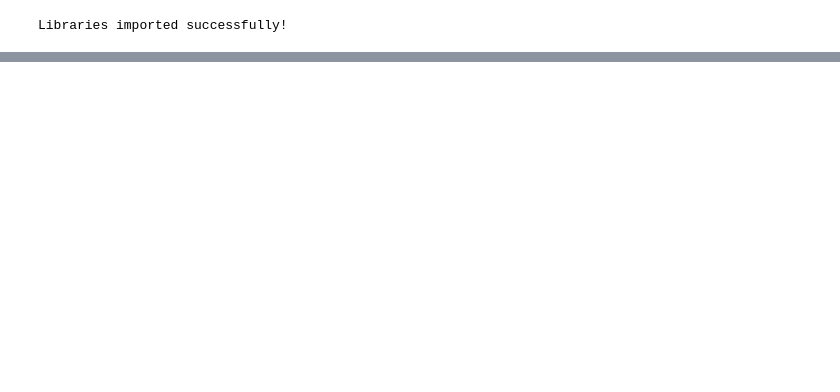
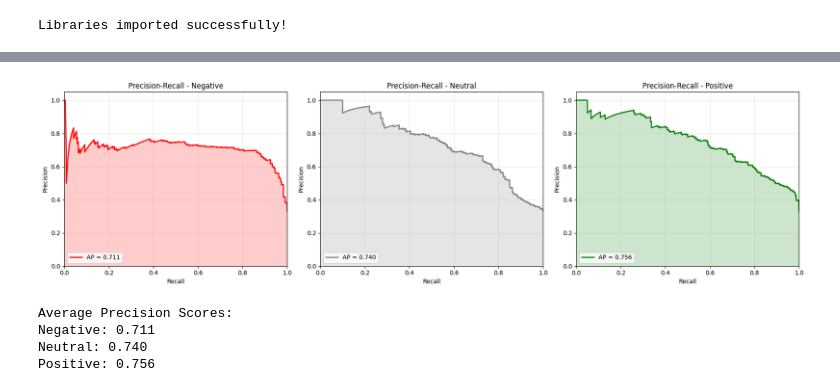
Before and after one commit to biplovgautam/nepali-sentiment-analysis, a Jupyter notebook: utils/tokenize_vectorize_train.ipynb, the cells around one changed output, grey strips where cells are left out. Saved outputs shown, nothing was run; the diff lists cells and outputs as text; code cells hidden in the pictures; blank space fills up the shorter version.

```diff
--- a/utils/tokenize_vectorize_train.ipynb
+++ b/utils/tokenize_vectorize_train.ipynb
@@ -942,0 +339,34 @@ MODEL DETAILS:
+# %%
+# Precision-Recall Curves
+from sklearn.metrics import precision_recall_curve, average_precision_score
+
+fig, axes = plt.subplots(1, 3, figsize=(18, 5))
+
+for i, (class_name, color) in enumerate(zip(classes, colors)):
+    precision, recall, _ = precision_recall_curve(y_test_bin[:, i], y_score[:, i])
+    avg_precision = average_precision_score(y_test_bin[:, i], y_score[:, i])
+
+    axes[i].plot(recall, precision, color=color, lw=2,
+                label=f'AP = {avg_precision:.3f}')
+    axes[i].fill_between(recall, precision, alpha=0.2, color=color)
+    axes[i].set_xlabel('Recall')
+    axes[i].set_ylabel('Precision')
+    axes[i].set_title(f'Precision-Recall - {class_name.capitalize()}')
+    axes[i].legend(loc="lower left")
+    axes[i].grid(True, alpha=0.3)
+    axes[i].set_xlim([0.0, 1.0])
+    axes[i].set_ylim([0.0, 1.05])
+
+plt.tight_layout()
+plt.show()
+
+print("Average Precision Scores:")
+for i, class_name in enumerate(classes):
+    avg_precision = average_precision_score(y_test_bin[:, i], y_score[:, i])
+    print(f"{class_name.capitalize()}: {avg_precision:.3f}")
+# %% [output]
+[figure, added]
+Average Precision Scores:
+Negative: 0.711
+Neutral: 0.740
+Positive: 0.756
```
Also changed, not shown: parts of 43 cells of this notebook, 15 other files.
